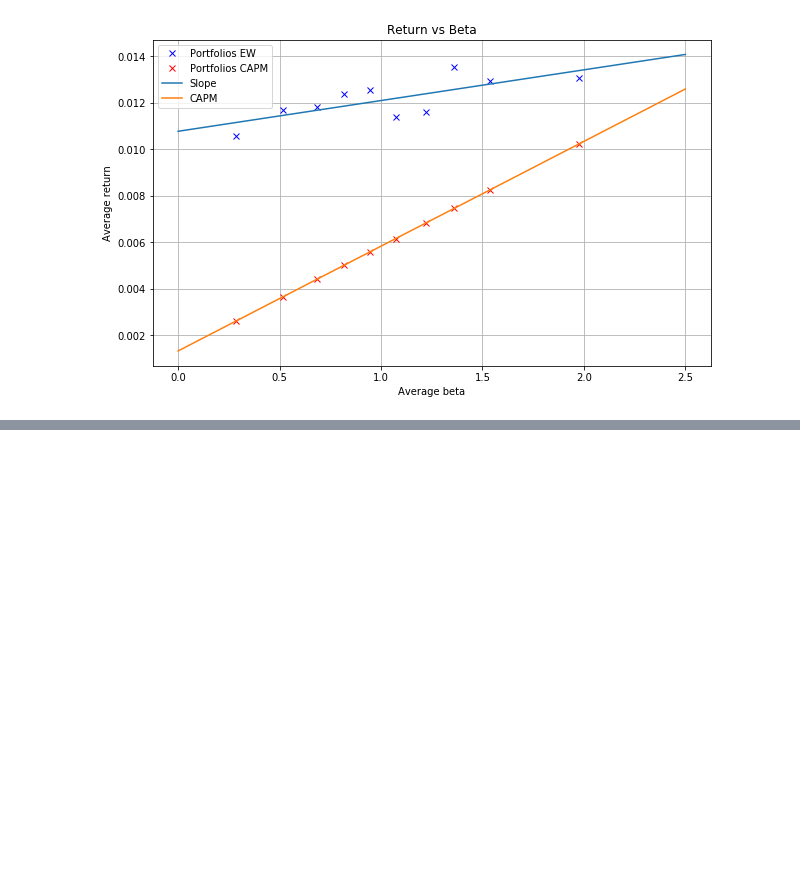
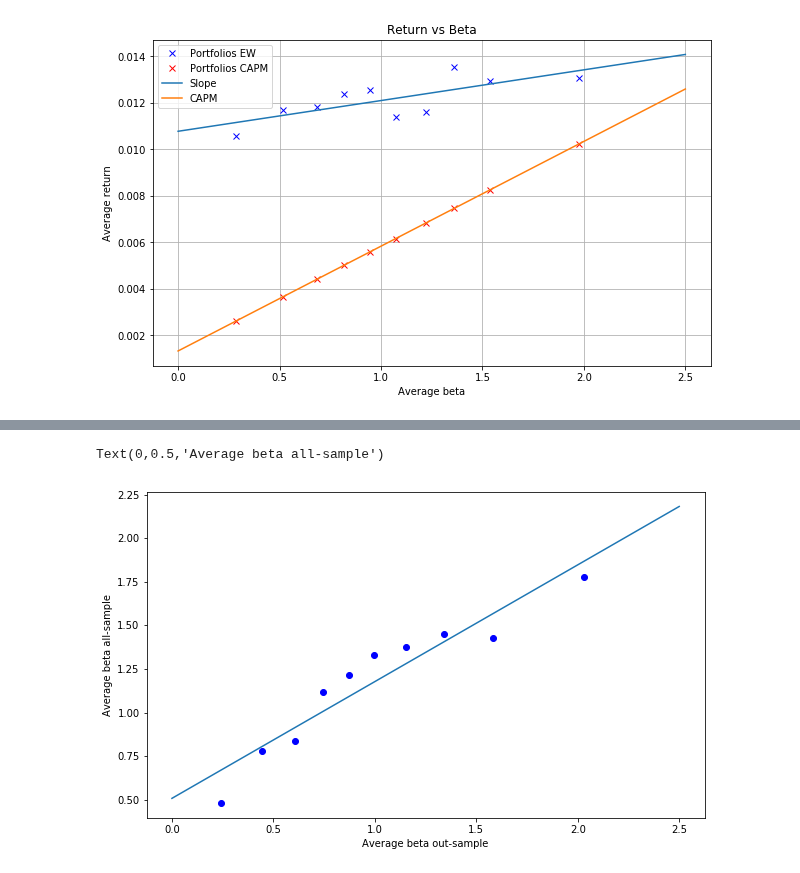
Before and after one commit to baohien97/EPFL-Investments, a Jupyter notebook: As6/InvestmentsAs6.ipynb, the cells around one changed output, grey strips where cells are left out. Saved outputs shown, nothing was run; the diff lists cells and outputs as text; code cells hidden in the pictures; blank space fills up the shorter version.

```diff
--- a/As6/InvestmentsAs6.ipynb
+++ b/As6/InvestmentsAs6.ipynb
@@ -444,0 +451,15 @@ plt.show()
+# %%
+# Also plot the
+# portfolios’ betas in the second sample period against the portfolios’ betas in the
+# first sample period.
+
+slope_beta, intercept_beta, _, _, _ =  stats.linregress(avg_beta_insamp, avg_beta_outsamp)
+
+plt.figure(figsize=(10,6))
+plt.plot(avg_beta_insamp, avg_beta_outsamp, 'bo')
+plt.plot(np.linspace(0,2.5,100), np.linspace(0,2.5,100)*slope_beta + intercept_beta, label = 'Slope Avg Betas')
+plt.xlabel('Average beta out-sample')
+plt.ylabel('Average beta all-sample')
+# %% [output]
+Text(0,0.5,'Average beta all-sample')
+[figure, added]
```
Also changed, not shown: parts of 7 cells of this notebook.
